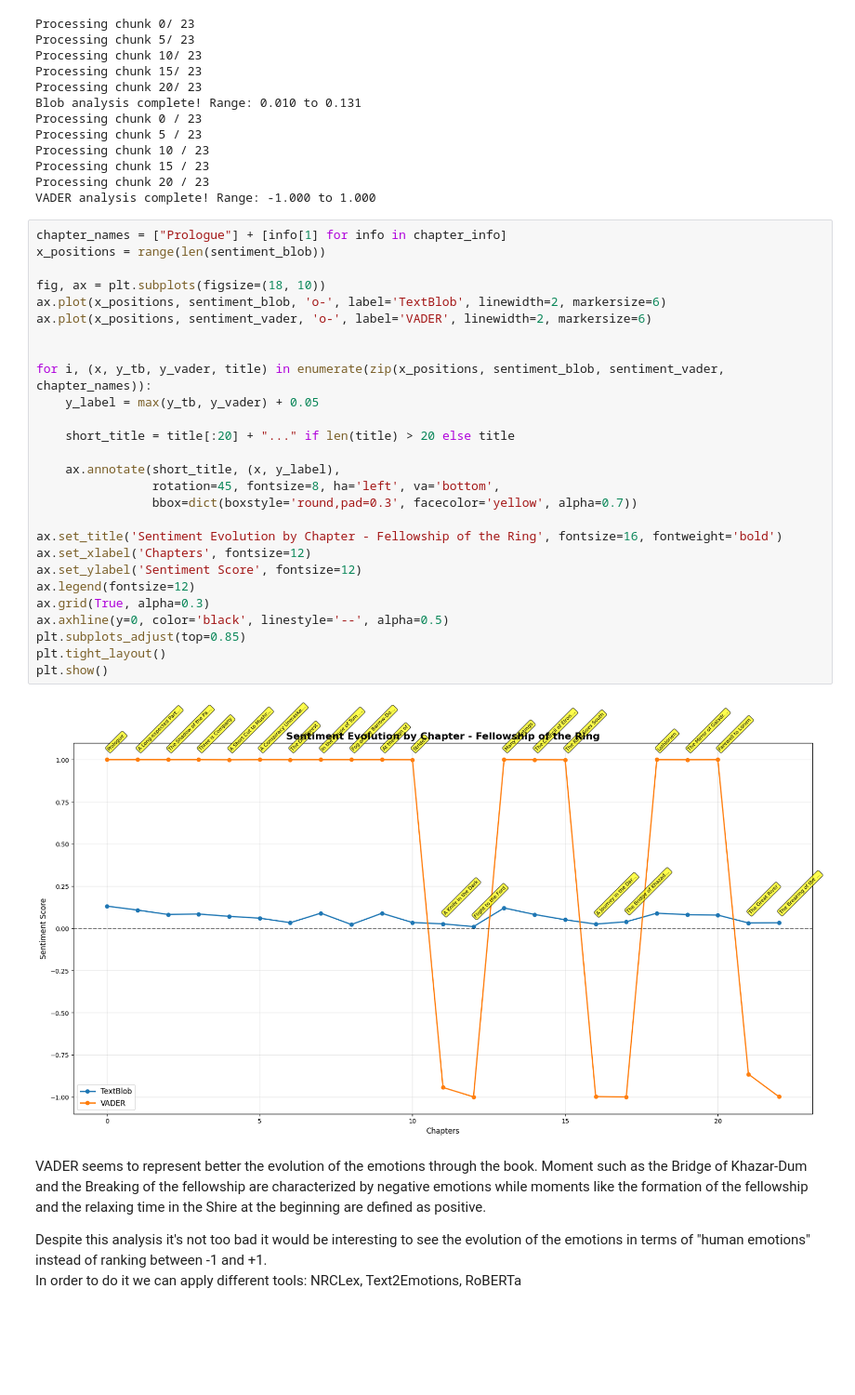
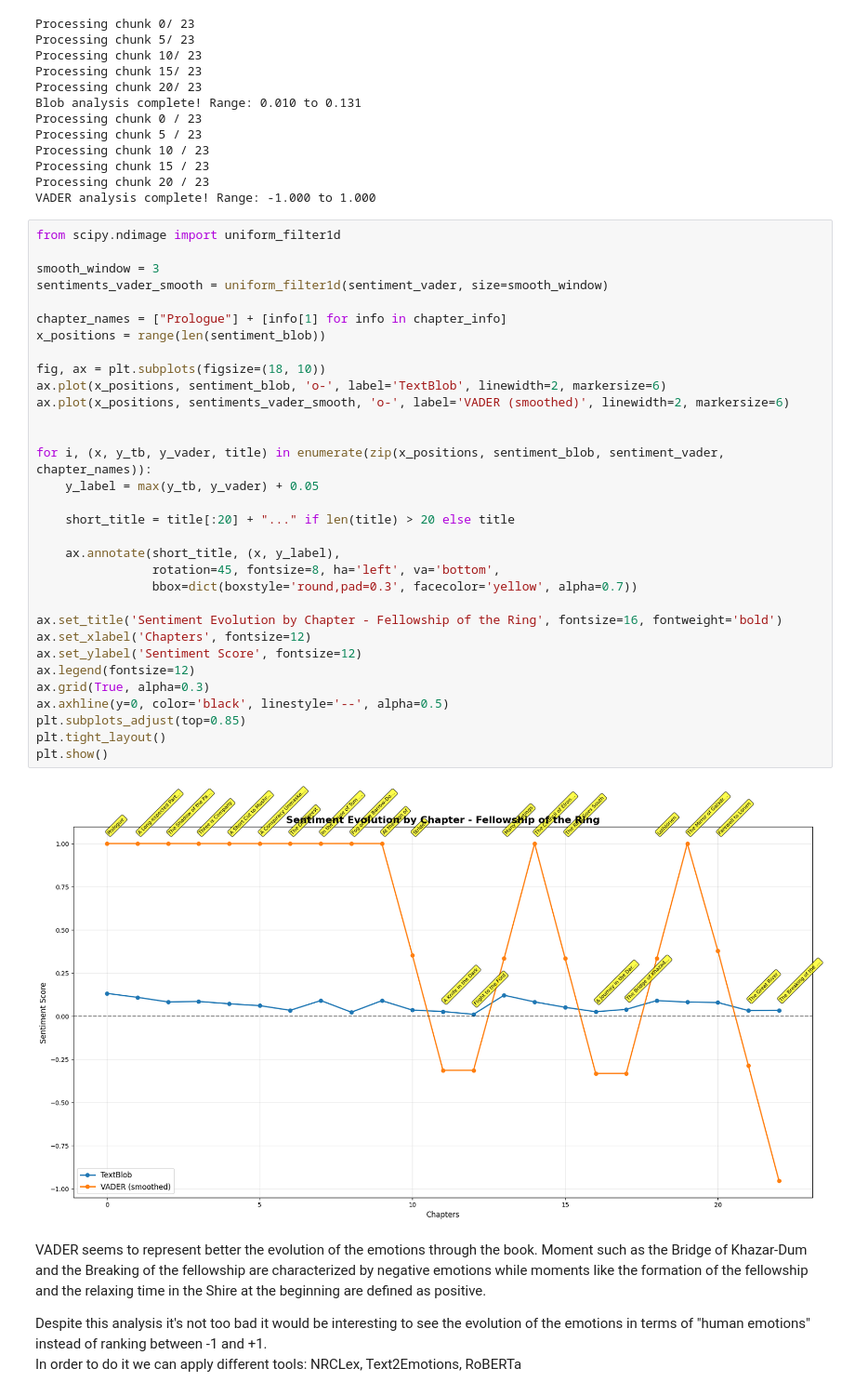
Before and after one commit to LaraN01/CAS_NLP, a Jupyter notebook: Projects/Corpus_task.ipynb, the cells around one changed output. Shown at 93% size. Drawn from its saved outputs; the diff is of its cells as text; blank space fills up the shorter version.

Commit message:
smoothing

```diff
--- a/Projects/Corpus_task.ipynb
+++ b/Projects/Corpus_task.ipynb
@@ -511,34 +511,39 @@ Processing chunk 15 / 23
 Processing chunk 20 / 23
 VADER analysis complete! Range: -1.000 to 1.000
 # %%
+from scipy.ndimage import uniform_filter1d
+
+smooth_window = 3
+sentiments_vader_smooth = uniform_filter1d(sentiment_vader, size=smooth_window)
+
 chapter_names = ["Prologue"] + [info[1] for info in chapter_info]
 x_positions = range(len(sentiment_blob))
 
 fig, ax = plt.subplots(figsize=(18, 10))
 ax.plot(x_positions, sentiment_blob, 'o-', label='TextBlob', linewidth=2, markersize=6)
-ax.plot(x_positions, sentiment_vader, 'o-', label='VADER', linewidth=2, markersize=6)
+ax.plot(x_positions, sentiments_vader_smooth, 'o-', label='VADER (smoothed)', linewidth=2, markersize=6)
 
 
 for i, (x, y_tb, y_vader, title) in enumerate(zip(x_positions, sentiment_blob, sentiment_vader, chapter_names)):
     y_label = max(y_tb, y_vader) + 0.05
 
     short_title = title[:20] + "..." if len(title) > 20 else title
 
     ax.annotate(short_title, (x, y_label),
                 rotation=45, fontsize=8, ha='left', va='bottom',
                 bbox=dict(boxstyle='round,pad=0.3', facecolor='yellow', alpha=0.7))
 
 ax.set_title('Sentiment Evolution by Chapter - Fellowship of the Ring', fontsize=16, fontweight='bold')
 ax.set_xlabel('Chapters', fontsize=12)
 ax.set_ylabel('Sentiment Score', fontsize=12)
 ax.legend(fontsize=12)
 ax.grid(True, alpha=0.3)
 ax.axhline(y=0, color='black', linestyle='--', alpha=0.5)
 plt.subplots_adjust(top=0.85)
 plt.tight_layout()
 plt.show()
 # %% [output]
-[figure, old version]
+[figure, new version]
 # %% [markdown]
 VADER seems to represent better the evolution of the emotions through the book. Moment such as the Bridge of Khazar-Dum and the Breaking of the fellowship are characterized by negative emotions while moments like the formation of the fellowship and the relaxing time in the Shire at the beginning are defined as positive.
 
```
Also changed, not shown: parts of 1 cell of this notebook.
